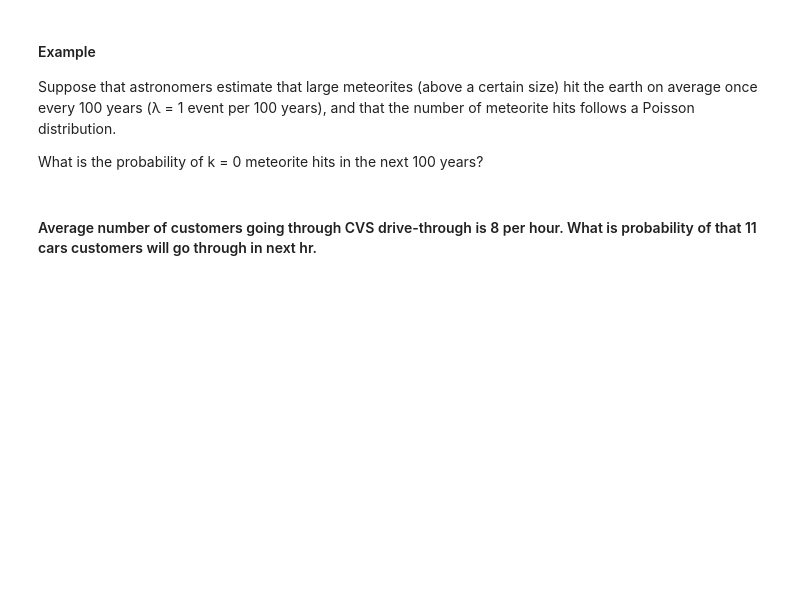
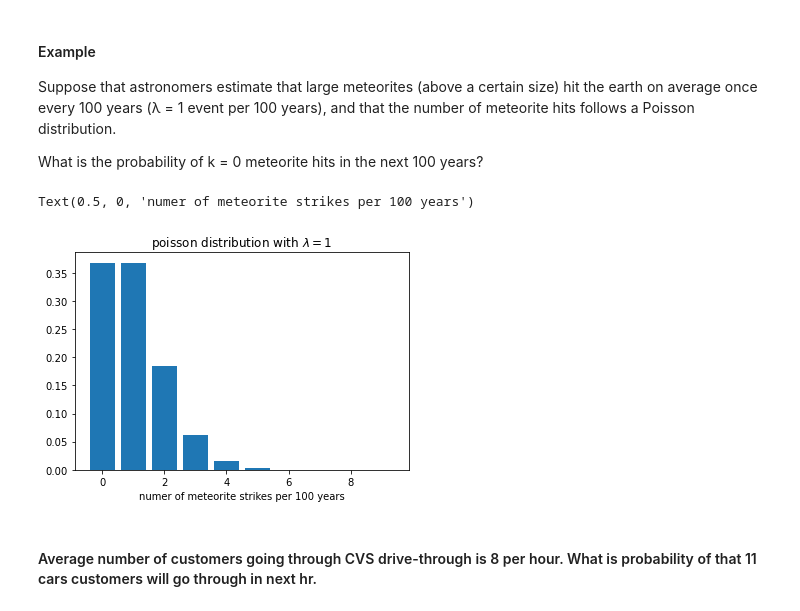
Before and after one commit to segovialori/statistics-exercises, a Jupyter notebook: probability_distributions_lesson.ipynb, the cells around one changed output. Saved outputs shown, nothing was run; the diff lists cells and outputs as text; code cells hidden in the pictures; blank space fills up the shorter version.

```diff
--- a/probability_distributions_lesson.ipynb
+++ b/probability_distributions_lesson.ipynb
@@ -233,2 +271,17 @@ What is the probability of k = 0 meteorite hits in the next 100 years?
+# %%
+# What kind of distribution is this?
+lamda = 1 # per 100 year
+stats.poisson(lamda).pmf(0)
+
+x = np.arange(0,10)
+y = stats.poisson(lamda).pmf(x)
+
+plt.bar(x,y)
+plt.title('poisson distribution with $\lambda = 1$')
+plt.xlabel('numer of meteorite strikes per 100 years')
+# Random variable X:
+# %% [output]
+Text(0.5, 0, 'numer of meteorite strikes per 100 years')
+[figure, added]
 # %% [markdown]
 #### Average number of customers going through CVS drive-through is 8 per hour. What is probability of that 11 cars customers will go through in next hr.
```
Also changed, not shown: parts of 13 cells of this notebook.
